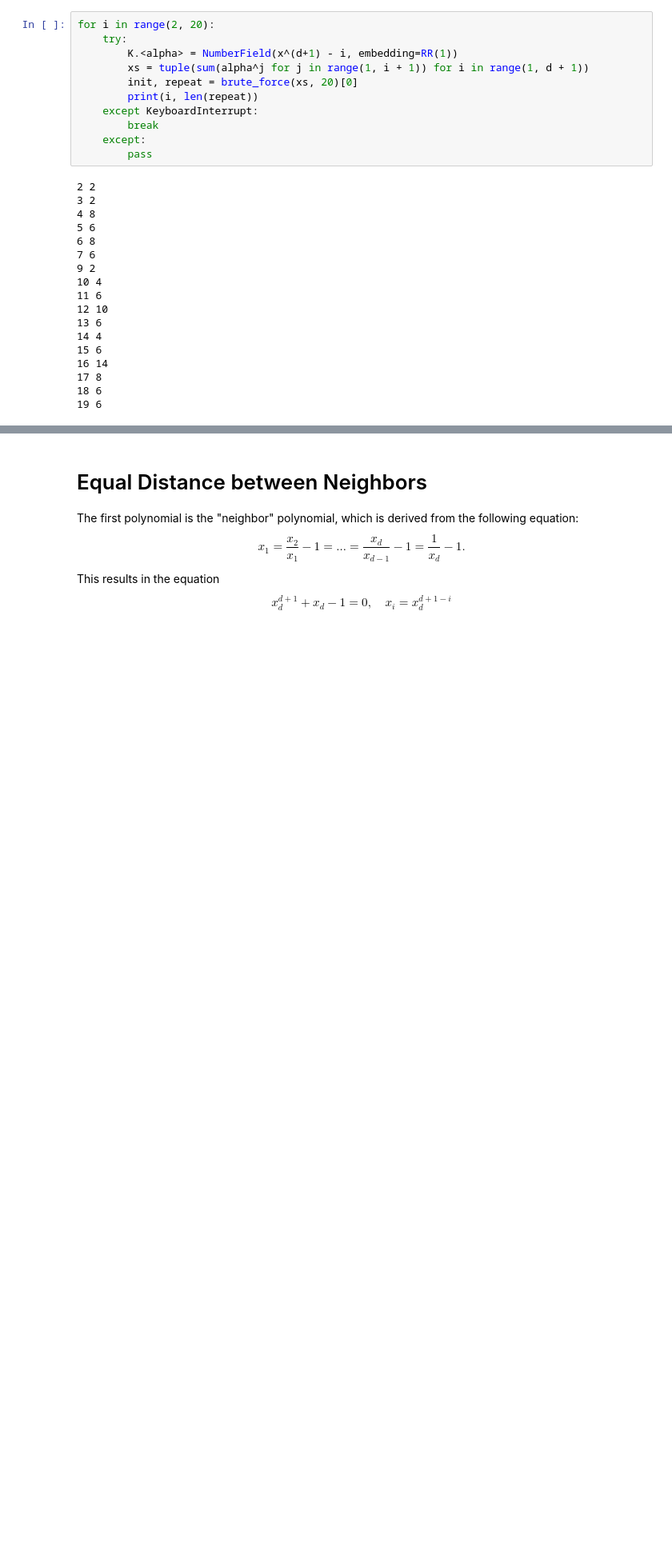
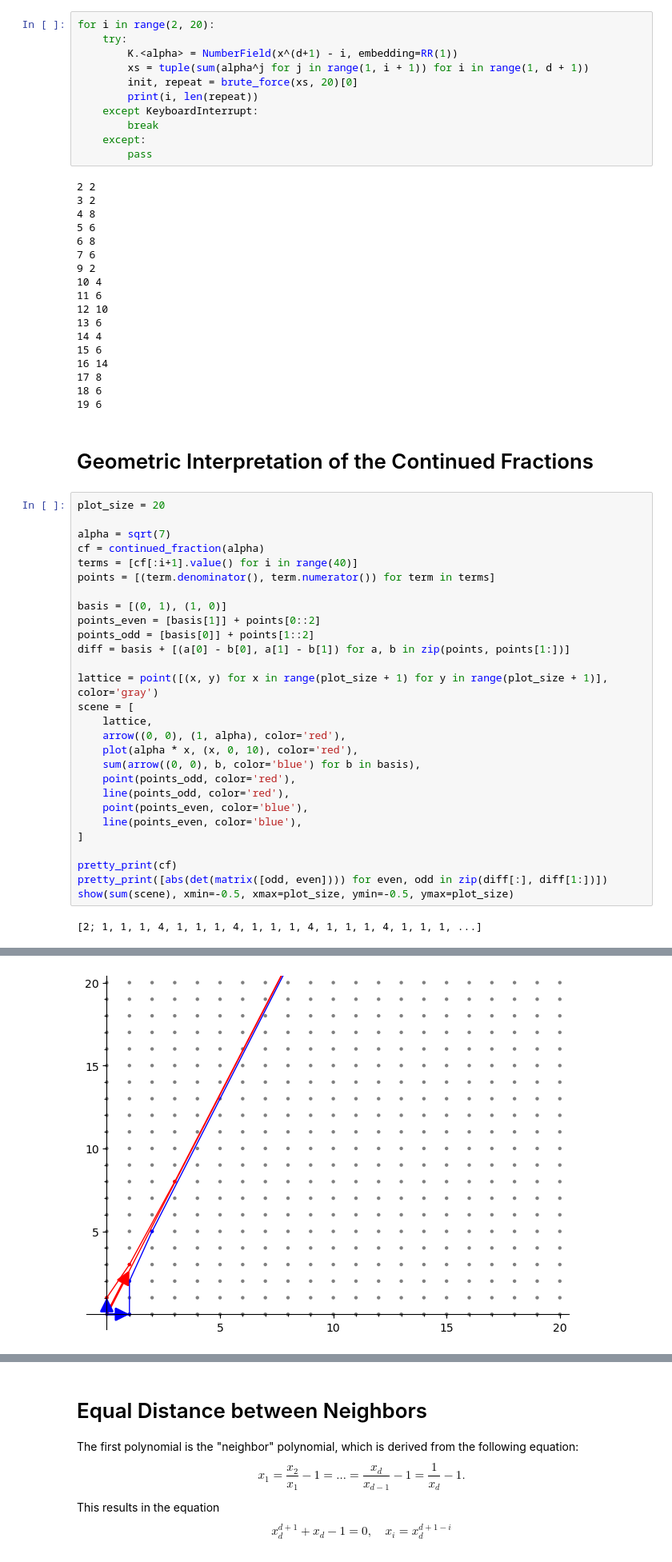
Before and after one commit to dknaack/master-thesis, a Jupyter notebook: src/main.ipynb, the cells around one changed output, grey strips where cells are left out. Shown at 80% size. Saved outputs shown, nothing was run; the diff lists cells and outputs as text; blank space fills up the shorter version.

Commit message:
Add section on geometric interpretation of Euclidean algorithm

```diff
--- a/src/main.ipynb
+++ b/src/main.ipynb
@@ -124,3 +124,35 @@ for i in range(2, 20):
 17 8
 18 6
 19 6
+# %% [markdown]
+# Geometric Interpretation of the Continued Fractions
+# %%
+plot_size = 20
+
+alpha = sqrt(7)
+cf = continued_fraction(alpha)
+terms = [cf[:i+1].value() for i in range(40)]
+points = [(term.denominator(), term.numerator()) for term in terms]
+
+basis = [(0, 1), (1, 0)]
+points_even = [basis[1]] + points[0::2]
+points_odd = [basis[0]] + points[1::2]
+diff = basis + [(a[0] - b[0], a[1] - b[1]) for a, b in zip(points, points[1:])]
+
+lattice = point([(x, y) for x in range(plot_size + 1) for y in range(plot_size + 1)], color='gray')
+scene = [
+    lattice,
+    arrow((0, 0), (1, alpha), color='red'),
+    plot(alpha * x, (x, 0, 10), color='red'),
+    sum(arrow((0, 0), b, color='blue') for b in basis),
+    point(points_odd, color='red'),
+    line(points_odd, color='red'),
+    point(points_even, color='blue'),
+    line(points_even, color='blue'),
+]
+
+pretty_print(cf)
+pretty_print([abs(det(matrix([odd, even]))) for even, odd in zip(diff[:], diff[1:])])
+show(sum(scene), xmin=-0.5, xmax=plot_size, ymin=-0.5, ymax=plot_size)
+# %% [output]
+[2; 1, 1, 1, 4, 1, 1, 1, 4, 1, 1, 1, 4, 1, 1, 1, 4, 1, 1, 1, ...]
@@ -126,0 +176 @@ for i in range(2, 20):
+[figure, added]
```
Also changed, not shown: parts of 2 cells of this notebook.
